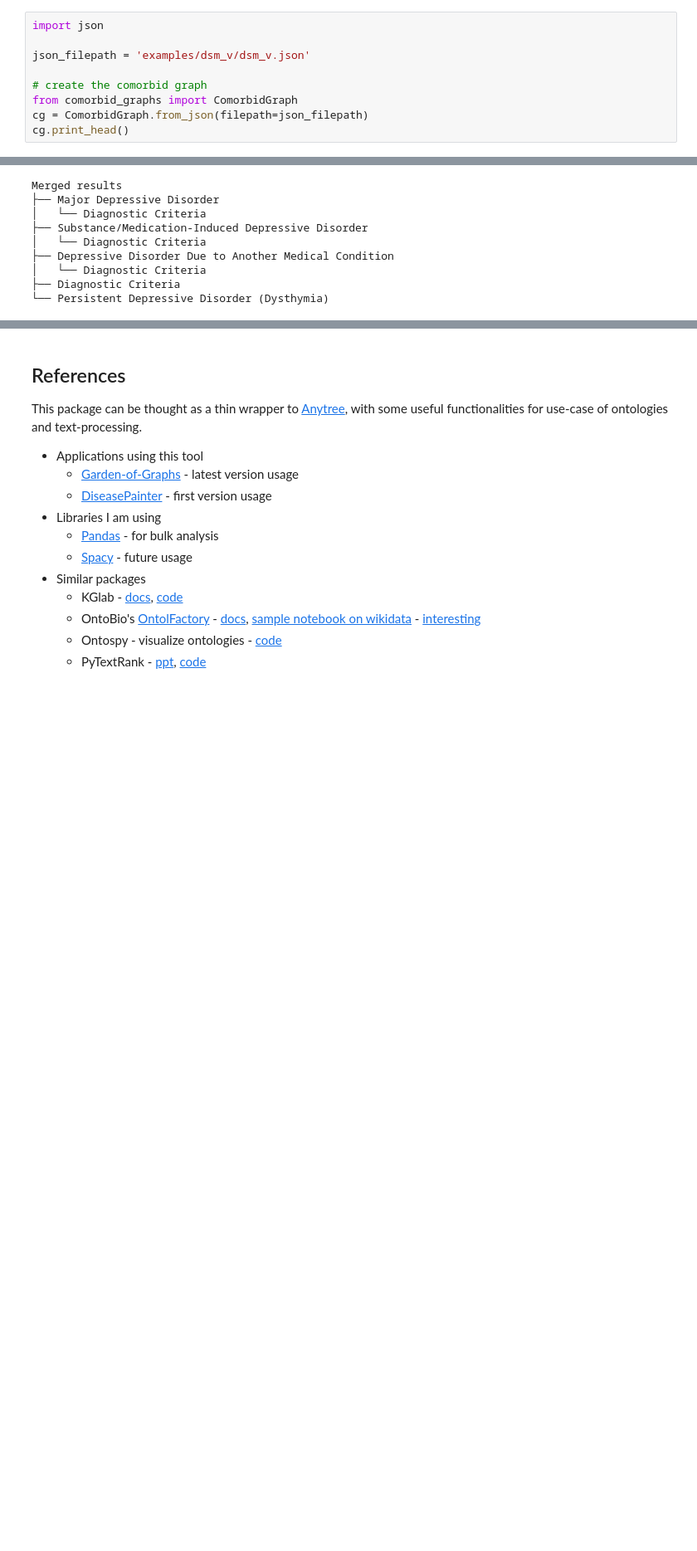
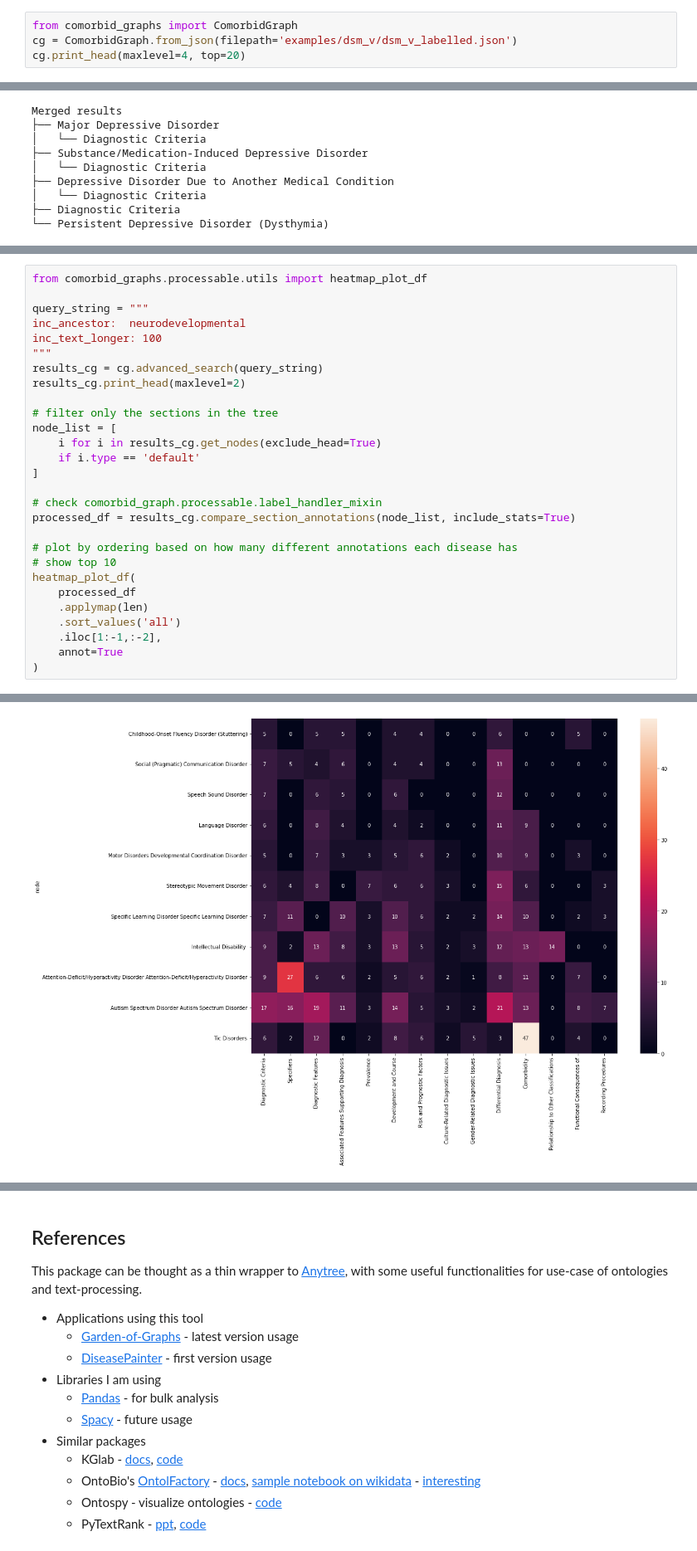
Before and after one commit to DorenCalliku/comorbid-graphs, a Jupyter notebook: ReadMe.ipynb, the cells around one changed output, grey strips where cells are left out. Shown at 83% size. Cells and saved outputs as stored; diff of their text form; blank space fills up the shorter version.

```diff
--- a/ReadMe.ipynb
+++ b/ReadMe.ipynb
@@ -57,12 +55,7 @@ Create the **ComorbidGraph**:
 * json file ( ex: export of ontologies processing )
 * raw-json ( easy to process )
 # %%
-import json
-
-json_filepath = 'examples/dsm_v/dsm_v.json'
-
-# create the comorbid graph
 from comorbid_graphs import ComorbidGraph
-cg = ComorbidGraph.from_json(filepath=json_filepath)
-cg.print_head()
+cg = ComorbidGraph.from_json(filepath='examples/dsm_v/dsm_v_labelled.json')
+cg.print_head(maxlevel=4, top=20)
 # %% [output]
@@ -193,0 +200,29 @@ Merged results
+# %%
+from comorbid_graphs.processable.utils import heatmap_plot_df
+
+query_string = """
+inc_ancestor:  neurodevelopmental
+inc_text_longer: 100
+"""
+results_cg = cg.advanced_search(query_string)
+results_cg.print_head(maxlevel=2)
+
+# filter only the sections in the tree
+node_list = [
+    i for i in results_cg.get_nodes(exclude_head=True)
+    if i.type == 'default'
+]
+
+# check comorbid_graph.processable.label_handler_mixin
+processed_df = results_cg.compare_section_annotations(node_list, include_stats=True)
+
+# plot by ordering based on how many different annotations each disease has
+# show top 10
+heatmap_plot_df(
+    processed_df
+    .applymap(len)
+    .sort_values('all')
+    .iloc[1:-1,:-2],
+    annot=True
+)
+# %% [output]
@@ -193,0 +241 @@ Merged results
+[figure, added]
```
Also changed, not shown: parts of 17 cells of this notebook, 3 other files.
